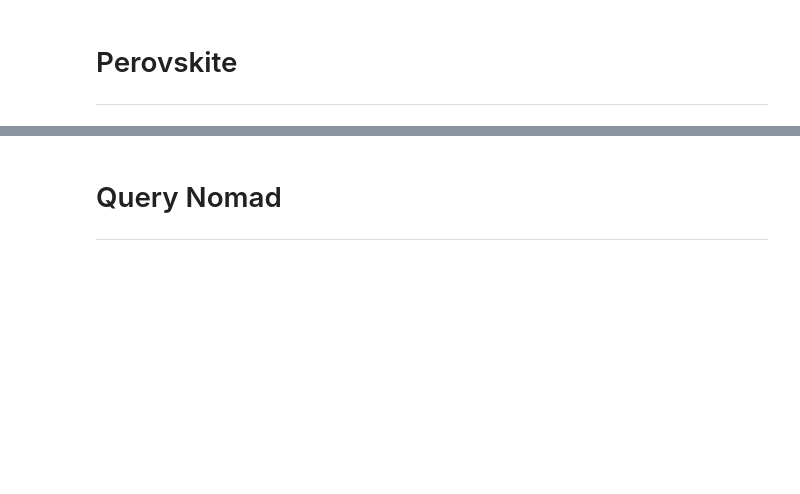
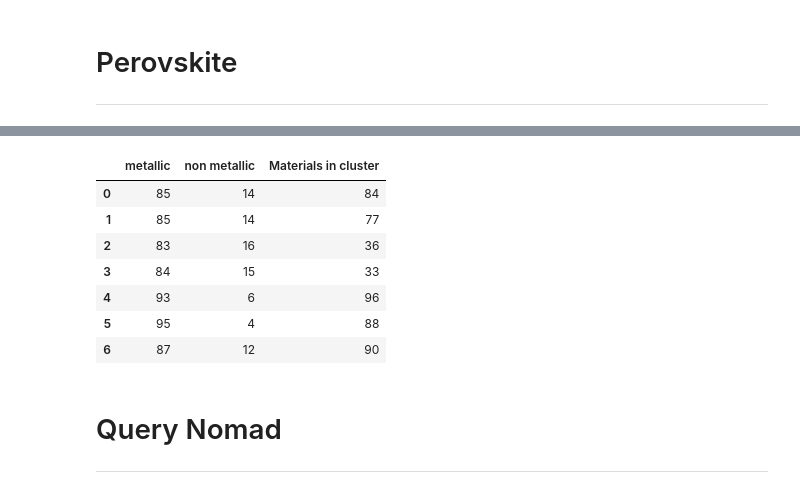
Before and after one commit to luigisbailo/workshop_MPGCQM, a Jupyter notebook: exploratory_analysis/tutorial.ipynb, the cells around one changed output, grey strips where cells are left out. Cells and saved outputs as stored; diff of their text form; code cells hidden in the pictures; blank space fills up the shorter version.

```diff
--- a/exploratory_analysis/tutorial.ipynb
+++ b/exploratory_analysis/tutorial.ipynb
@@ -382,0 +400,13 @@ px.scatter(df_test,x='x_emb',y='y_emb',color='labels',hover_data=df[hover_featur
+# %%
+df_temp = pd.DataFrame()
+
+for i in range (100):
+    df_train, df_test = train_test_split ( df, test_size=0.1)
+    data_train = df_train.loc[(df_train['labels']==0) | (df_train['labels']==2)]
+
+    clf=svm.SVC(probability=True)
+    clf.fit(data_train[features].to_numpy(),data_train['labels'].to_numpy())
+    labels_svm = clf.predict(df_test[features].to_numpy())
+    df_test['labels']= labels_svm
+    df_temp=df_temp.append(composition_RS_ZB(df_test))
+print(df_temp.loc[0].mean(),'\n\n',df_temp.loc[1].mean())
@@ -382,0 +423,13 @@ px.scatter(df_test,x='x_emb',y='y_emb',color='labels',hover_data=df[hover_featur
+# %%
+df_temp = pd.DataFrame()
+
+for i in range (100) :
+    df_train, df_test = train_test_split ( df, test_size=0.2)
+
+    clf=svm.SVC(probability=True)
+    labels_RS_ZB = np.where(df_train['min_struc_type'].to_numpy()=='RS',1,0)
+    clf.fit(df_train[features].to_numpy(), labels_RS_ZB)
+    labels_svm = clf.predict(df_test[features].to_numpy())
+    df_test['labels']= labels_svm
+    df_temp=df_temp.append(composition_RS_ZB(df_test))
+print(df_temp.loc[0].mean(),'\n\n',df_temp.loc[1].mean())
@@ -393,3 +470,27 @@ hover_features = ['type','material']
+# %%
+def composition_metallic (df):
+    df_cm = pd.DataFrame (columns=['metallic','non metallic','Materials in cluster'])
+
+    n_clusters = df['labels'].max() + 1
+
+    for i in range (n_clusters):
+        met = int(100*len(df.loc[(df['labels']==i) & (df['type']=='metallic')])/len(df.loc[df['labels']==i]))
+        nomet = int(100*len(df.loc[(df['labels']==i) & (df['type']=='non metallic')])/len(df.loc[df['labels']==i]))
+        Tot = len(df.loc[df['labels']==i])
+        df_cm = df_cm.append({'metallic':met, 'non metallic':nomet, "Materials in cluster":Tot},ignore_index=True)
+
+    display(df_cm)
+# %%
+composition_metallic(df)
+# %% [output]
+|  | metallic | non metallic | Materials in cluster |
+| 0 | 85 | 14 | 84 |
+| 1 | 85 | 14 | 77 |
+| 2 | 83 | 16 | 36 |
+| 3 | 84 | 15 | 33 |
+| 4 | 93 | 6 | 96 |
+| 5 | 95 | 4 | 88 |
+| 6 | 87 | 12 | 90 |
 # %% [markdown]
 # Query Nomad
 ---
```
Also changed, not shown: parts of 32 cells of this notebook.
